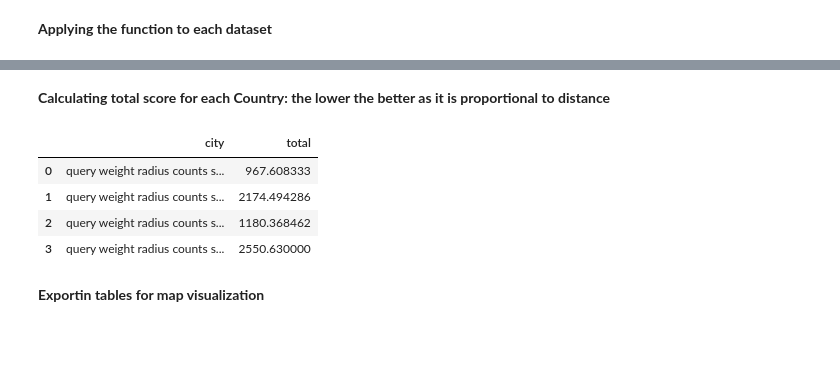
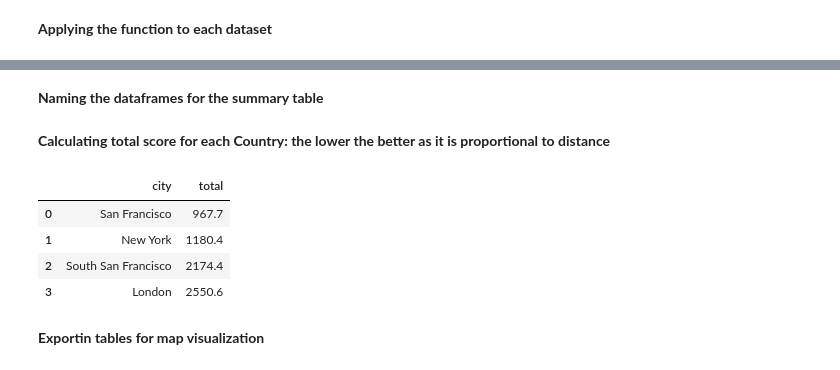
Before and after one commit to mplanasgit/project-3, a Jupyter notebook: comparing_cities.ipynb, the cells around one changed output, grey strips where cells are left out. Drawn from its saved outputs; the diff is of its cells as text; code cells hidden in the pictures; blank space fills up the shorter version.

```diff
--- a/comparing_cities.ipynb
+++ b/comparing_cities.ipynb
@@ -111,5 +115,8 @@ london_companies_dist = addDistanceHaversine(london_companies, london_hav)
 # %%
 def addCountDistanceCategory(df):
+    '''This function receives a dataframe and adds a 'counts' and a 'distance'
+    column to the df.
+    '''
 
     series = [df.groupby("query").size(), df.groupby("query")["distance"].sum()]
     new_df = pd.concat(series, axis = 1).reset_index().rename(columns={0: 'counts', 'distance': 'sum_distance'})
@@ -151,11 +158,11 @@ def createTableCity(df_categories, df_companies):
     df_4 = pd.concat([df_3, df_2_companies], axis = 0, ignore_index=True)
 
     # Add columns 'average_distance' and penalizing empty cells based on radius:
-    df_4["avg_distance"] = df_4["sum_distance"] / df_4["counts"]
-    df_4["avg_distance"] = df_4["avg_distance"].fillna(df_4["radius"])
+    df_4["avg_distance"] = round(df_4["sum_distance"] / df_4["counts"],1)
+    df_4["avg_distance"] = round(df_4["avg_distance"].fillna(df_4["radius"]),1)
 
     # Calculating 'weighted average distance'
-    df_4["weighted_avg_distance"] = df_4["avg_distance"] * df_4["weight"]
+    df_4["weighted_avg_distance"] = round(df_4["avg_distance"] * df_4["weight"],1)
 
     return df_4
 # %% [markdown]
@@ -216,27 +225,39 @@ london_t
+# %% [markdown]
+**Naming the dataframes for the summary table**
+# %%
+sanfran_t.name = "San Francisco"
+south_sanfran_t.name = "South San Francisco"
+newyork_t.name = "New York"
+london_t.name = "London"
 # %% [markdown]
 **Calculating total score for each Country: the lower the better as it is proportional to distance**
 # %%
-def calculateTotal(list_of_df):
+def calculateTotal(*df):
     '''This function receives a dataframe and calculates the total score
     as the sum of the weighted distance.
     '''
+
     total_list = []
-    for i in list_of_df:
+    for i in df:
         total = sum(i["weighted_avg_distance"])
         total_list.append(total)
 
-    total_df = pd.concat([pd.Series([i for i in list_of_df]),
+    name_list = []
+    for i in df:
+        name_list.append(i.name)
+
+    total_df = pd.concat([pd.Series(name_list),
                           pd.Series(total_list)], axis = 1).rename(columns={0: 'city', 1: 'total'})
 
     return total_df
 # %%
-calculateTotal([sanfran_t, south_sanfran_t, newyork_t, london_t])
+calculateTotal(sanfran_t, newyork_t, south_sanfran_t, london_t)
 # %% [output]
 |  | city | total |
-| 0 | query weight radius counts s... | 967.608333 |
-| 1 | query weight radius counts s... | 2174.494286 |
-| 2 | query weight radius counts s... | 1180.368462 |
-| 3 | query weight radius counts s... | 2550.630000 |
+| 0 | San Francisco | 967.7 |
+| 1 | New York | 1180.4 |
+| 2 | South San Francisco | 2174.4 |
+| 3 | London | 2550.6 |
 # %% [markdown]
 **Exportin tables for map visualization**
 # %%
```
Also changed, not shown: parts of 18 cells of this notebook, 6 other files.
